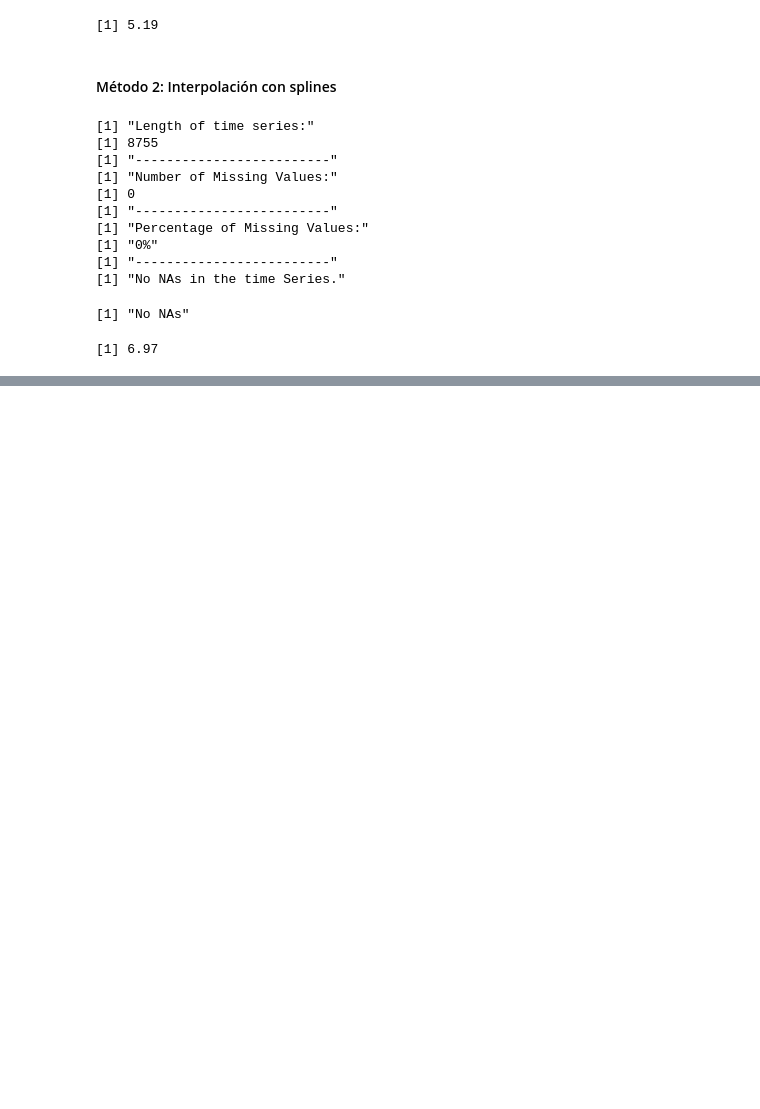
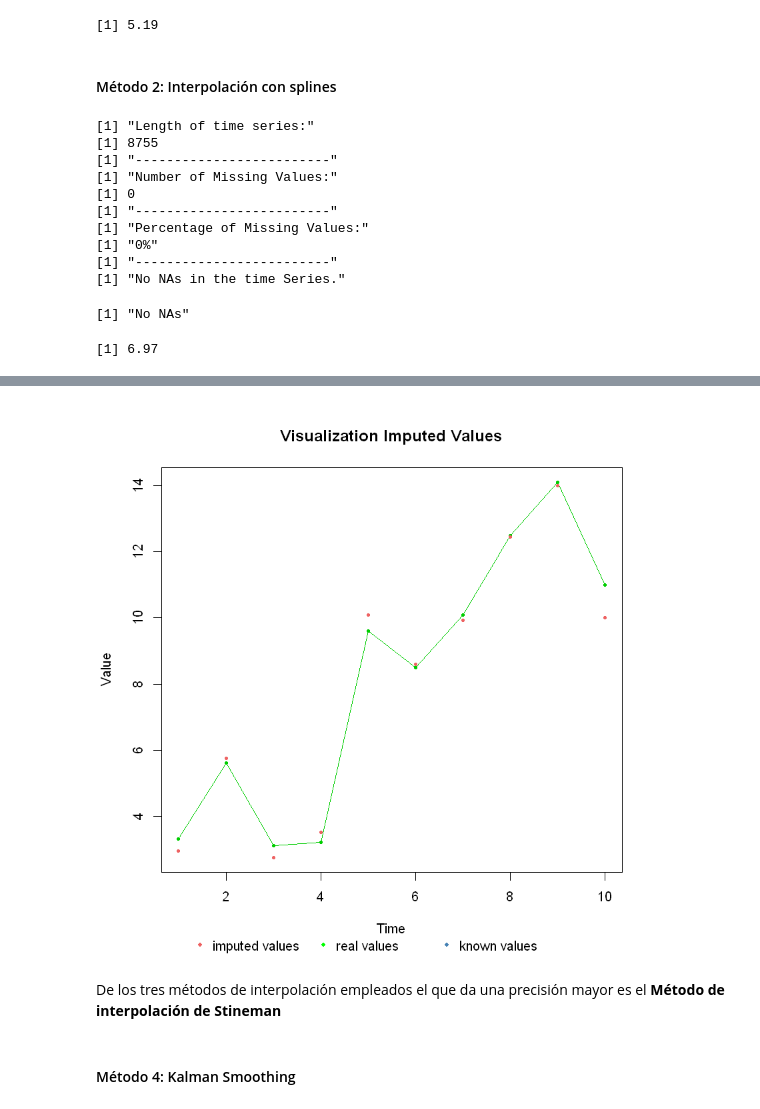
Before and after one commit to ovaisnazir/Master-Thesis, a Jupyter notebook: notebooks/TSMissingValues.ipynb, the cells around one changed output, grey strips where cells are left out. Cells and saved outputs as stored; diff of their text form; code cells hidden in the pictures; blank space fills up the shorter version.

```diff
--- a/notebooks/TSMissingValues.ipynb
+++ b/notebooks/TSMissingValues.ipynb
@@ -285,0 +331,8 @@ print(round(ERM_spline, 2))
+# %%
+plotNA.imputations(airTemp_site12_NA[selected], x.withImputations = airTemp_site12_NA_stineman[selected], x.withTruth = airTemp_site12[selected])
+# %% [output]
+[figure, added]
+# %% [markdown]
+De los tres métodos de interpolación empleados el que da una precisión mayor es el **Método de interpolación de Stineman**
+# %% [markdown]
+#### Método 4: Kalman Smoothing
```
Also changed, not shown: parts of 33 cells of this notebook.
